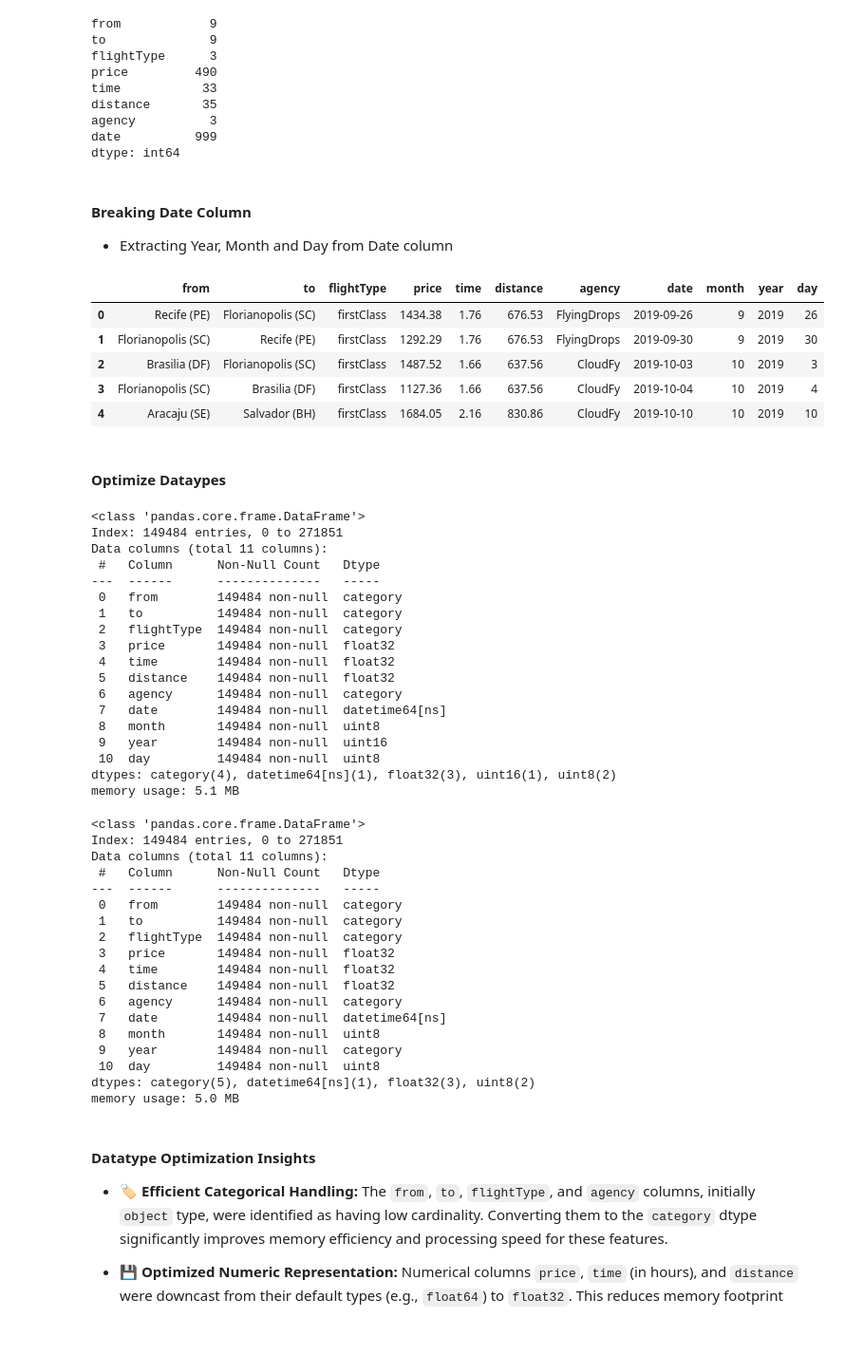
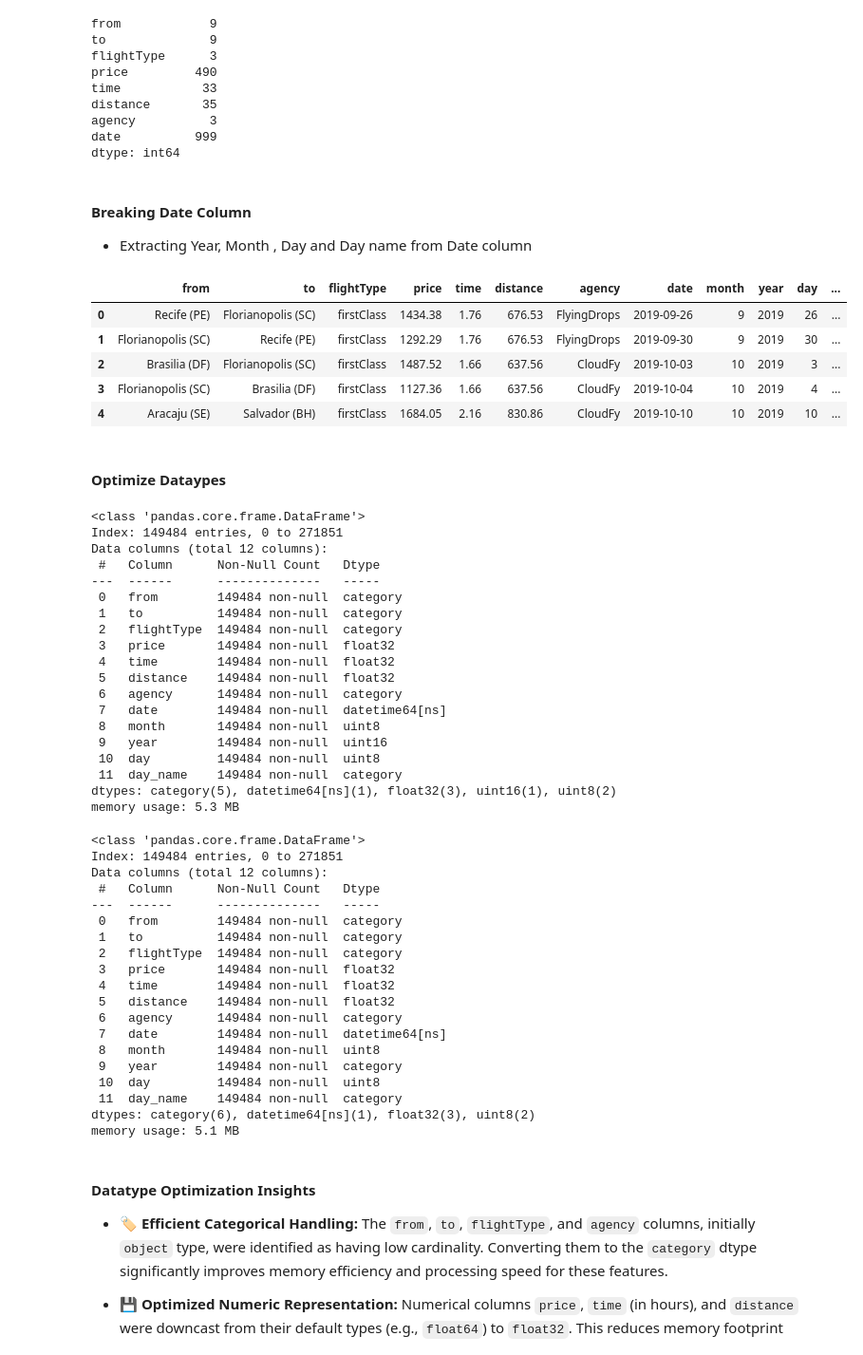
Before and after one commit to dakshvanshaj/flights-price-prediction-mlops, a Jupyter notebook: Notebooks/flights_eda.ipynb, the cells around one changed output. Shown at 95% size. Cells and saved outputs as stored; diff of their text form; code cells hidden in the pictures.

Commit message:
Add day_name column; implement univariate boxplots and barplots

```diff
--- a/Notebooks/flights_eda.ipynb
+++ b/Notebooks/flights_eda.ipynb
@@ -233,20 +235,21 @@ date          999
 dtype: int64
 # %% [markdown]
 #### **Breaking Date Column**
-- Extracting Year, Month and Day from Date column
+- Extracting Year, Month , Day and Day name from Date column
 # %%
 flights["date"] = pd.to_datetime(flights["date"], errors="coerce")
 flights["month"] = flights["date"].dt.month
 flights["year"] = flights["date"].dt.year
 flights["day"] = flights["date"].dt.day
+flights["day_name"] = flights["date"].dt.day_name()
 flights.head()
 # %% [output]
-|  | from | to | flightType | price | time | distance | agency | date | month | year | day |
-| 0 | Recife (PE) | Florianopolis (SC) | firstClass | 1434.38 | 1.76 | 676.53 | FlyingDrops | 2019-09-26 | 9 | 2019 | 26 |
-| 1 | Florianopolis (SC) | Recife (PE) | firstClass | 1292.29 | 1.76 | 676.53 | FlyingDrops | 2019-09-30 | 9 | 2019 | 30 |
-| 2 | Brasilia (DF) | Florianopolis (SC) | firstClass | 1487.52 | 1.66 | 637.56 | CloudFy | 2019-10-03 | 10 | 2019 | 3 |
-| 3 | Florianopolis (SC) | Brasilia (DF) | firstClass | 1127.36 | 1.66 | 637.56 | CloudFy | 2019-10-04 | 10 | 2019 | 4 |
-| 4 | Aracaju (SE) | Salvador (BH) | firstClass | 1684.05 | 2.16 | 830.86 | CloudFy | 2019-10-10 | 10 | 2019 | 10 |
+|  | from | to | flightType | price | time | distance | agency | date | month | year | day | ... |
+| 0 | Recife (PE) | Florianopolis (SC) | firstClass | 1434.38 | 1.76 | 676.53 | FlyingDrops | 2019-09-26 | 9 | 2019 | 26 | ... |
+| 1 | Florianopolis (SC) | Recife (PE) | firstClass | 1292.29 | 1.76 | 676.53 | FlyingDrops | 2019-09-30 | 9 | 2019 | 30 | ... |
+| 2 | Brasilia (DF) | Florianopolis (SC) | firstClass | 1487.52 | 1.66 | 637.56 | CloudFy | 2019-10-03 | 10 | 2019 | 3 | ... |
+| 3 | Florianopolis (SC) | Brasilia (DF) | firstClass | 1127.36 | 1.66 | 637.56 | CloudFy | 2019-10-04 | 10 | 2019 | 4 | ... |
+| 4 | Aracaju (SE) | Salvador (BH) | firstClass | 1684.05 | 2.16 | 830.86 | CloudFy | 2019-10-10 | 10 | 2019 | 10 | ... |
 # %% [markdown]
 #### **Optimize Dataypes**
 # %%
@@ -255,7 +258,7 @@ flights.info()
 # %% [output]
 <class 'pandas.core.frame.DataFrame'>
 Index: 149484 entries, 0 to 271851
-Data columns (total 11 columns):
+Data columns (total 12 columns):
  #   Column      Non-Null Count   Dtype
 ---  ------      --------------   -----
  0   from        149484 non-null  category
@@ -269,15 +272,16 @@ Data columns (total 11 columns):
  8   month       149484 non-null  uint8
  9   year        149484 non-null  uint16
  10  day         149484 non-null  uint8
-dtypes: category(4), datetime64[ns](1), float32(3), uint16(1), uint8(2)
-memory usage: 5.1 MB
+ 11  day_name    149484 non-null  category
+dtypes: category(5), datetime64[ns](1), float32(3), uint16(1), uint8(2)
+memory usage: 5.3 MB
 # %%
 flights["year"] = flights["year"].astype("category")
 flights.info()
 # %% [output]
 <class 'pandas.core.frame.DataFrame'>
 Index: 149484 entries, 0 to 271851
-Data columns (total 11 columns):
+Data columns (total 12 columns):
  #   Column      Non-Null Count   Dtype
 ---  ------      --------------   -----
  0   from        149484 non-null  category
@@ -291,8 +295,9 @@ Data columns (total 11 columns):
  8   month       149484 non-null  uint8
  9   year        149484 non-null  category
  10  day         149484 non-null  uint8
-dtypes: category(5), datetime64[ns](1), float32(3), uint8(2)
-memory usage: 5.0 MB
+ 11  day_name    149484 non-null  category
+dtypes: category(6), datetime64[ns](1), float32(3), uint8(2)
+memory usage: 5.1 MB
 # %% [markdown]
 #### **Datatype Optimization Insights**
 -   🏷️ **Efficient Categorical Handling:**
```
Also changed, not shown: parts of 16 cells of this notebook.
